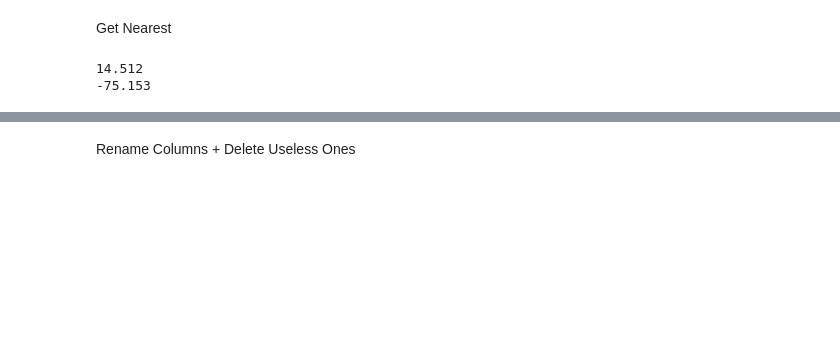
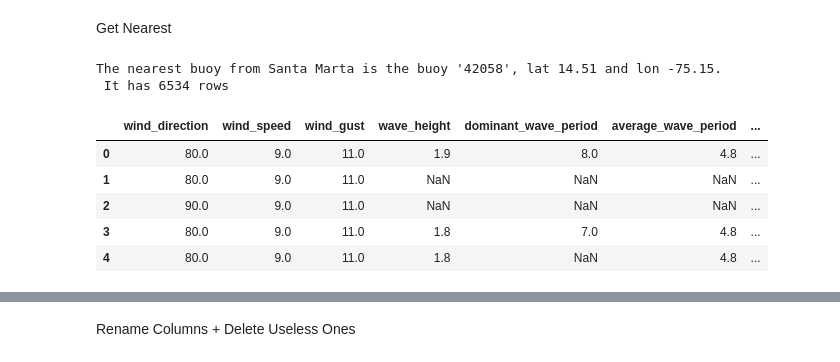
Before and after one commit to flosrv/Mes-Projets, a Jupyter notebook: Oceanography-Project-WIP/Data_from_SM.ipynb, the cells around one changed output, grey strips where cells are left out. Drawn from its saved outputs; the diff is of its cells as text; code cells hidden in the pictures; blank space fills up the shorter version.

```diff
--- a/Oceanography-Project-WIP/Data_from_SM.ipynb
+++ b/Oceanography-Project-WIP/Data_from_SM.ipynb
@@ -82,16 +115,24 @@ Get Nearest
 # %%
 latitude = 11.2404
 longitude = -74.211
 
-nearest = api.nearest_station(lat=latitude, lon=longitude)
+nearest = NdbcApi().nearest_station(lat=latitude, lon=longitude)
 nearest
+
 for index, row in stations_df.iterrows():
     if row['Station'] == '42058':
-        lat_buoy_near_SM = row['Lat']
-        lon_buoy_near_SM = row['Lon']
-        print(lat_buoy_near_SM)
-        print(lon_buoy_near_SM)
+        lat_buoy_near_SM = round(row['Lat'],2)
+        lon_buoy_near_SM = round(row['Lon'],2)
 df_marine = NDBC.realtime_observations(nearest)
+
+print(f"The nearest buoy from Santa Marta is the buoy '{nearest}', lat {lat_buoy_near_SM} and lon {lon_buoy_near_SM}. \n It has {df_marine.shape[0]} rows")
+df_marine.head()
 # %% [output]
-14.512
--75.153
+The nearest buoy from Santa Marta is the buoy '42058', lat 14.51 and lon -75.15.
+ It has 6534 rows
+|  | wind_direction | wind_speed | wind_gust | wave_height | dominant_wave_period | average_wave_period | ... |
+| 0 | 80.0 | 9.0 | 11.0 | 1.9 | 8.0 | 4.8 | ... |
+| 1 | 80.0 | 9.0 | 11.0 | NaN | NaN | NaN | ... |
+| 2 | 90.0 | 9.0 | 11.0 | NaN | NaN | NaN | ... |
+| 3 | 80.0 | 9.0 | 11.0 | 1.8 | 7.0 | 4.8 | ... |
+| 4 | 80.0 | 9.0 | 11.0 | 1.8 | NaN | 4.8 | ... |
```
Also changed, not shown: parts of 42 cells of this notebook, 2 other files.
